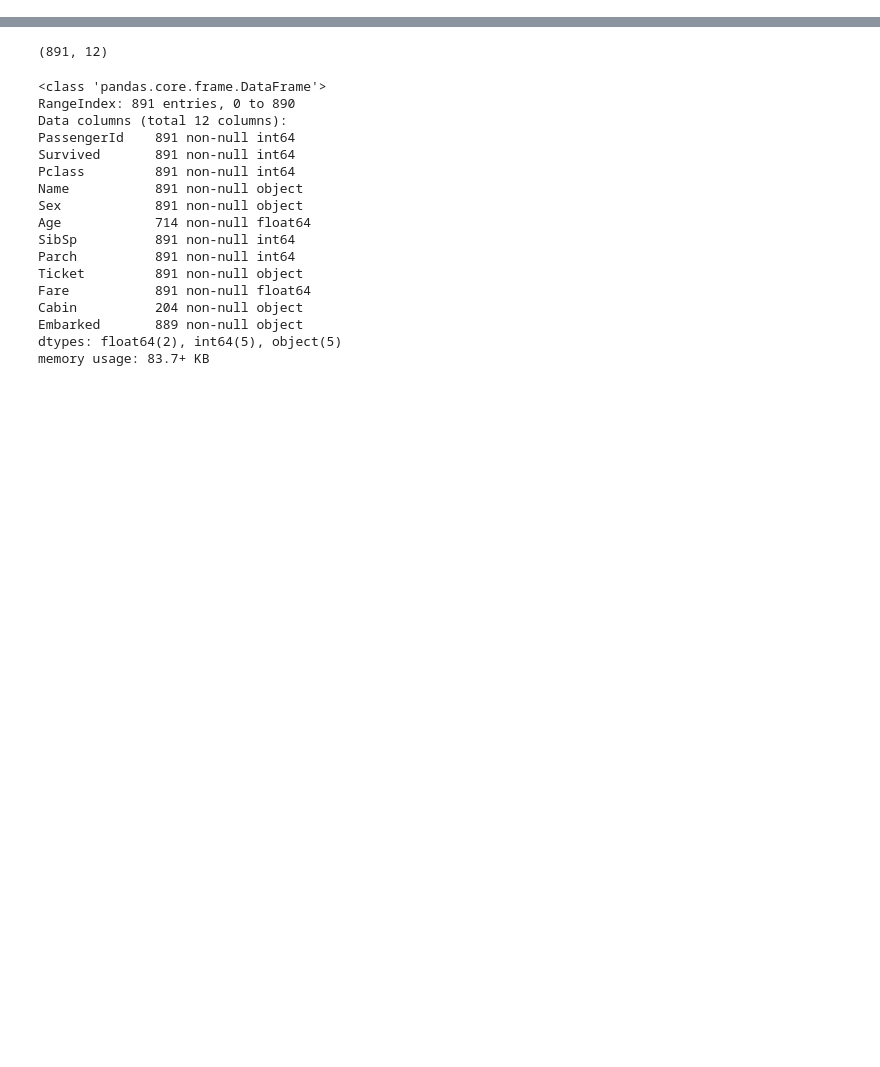
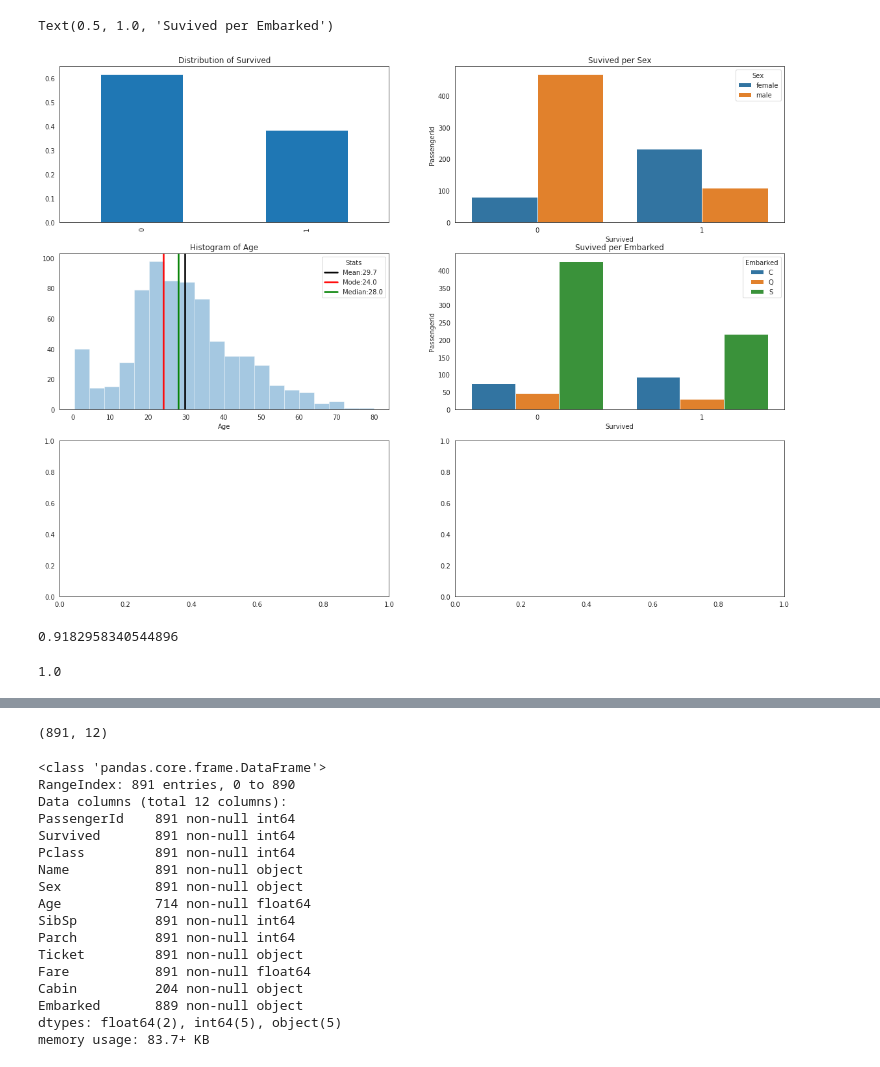
Before and after one commit to nasserboan/titanic, a Jupyter notebook: notebooks/titanic.ipynb, the cells around one changed output, grey strips where cells are left out. Saved outputs shown, nothing was run; the diff lists cells and outputs as text; code cells hidden in the pictures; blank space fills up the shorter version.

```diff
--- a/notebooks/titanic.ipynb
+++ b/notebooks/titanic.ipynb
@@ -2,14 +2,19 @@
 ## utils
 import pandas as pd
 import numpy as np
+import re
 import seaborn as sns
 import matplotlib.pyplot as plt
+import statistics
+import math
+
+sns.set_style('white')
 
 ## impute
 from sklearn.impute import SimpleImputer
 
 ## one-hot encoding and scaler
-from sklearn.preprocessing import OneHotEncoder, MinMaxScaler
+from sklearn.preprocessing import OneHotEncoder, MinMaxScaler, StandardScaler
 
 ## column transformer
 from sklearn.compose import make_column_transformer
@@ -36,0 +58,5 @@ df.head()
+# %%
+## reading the train and test data
+
+train = pd.read_csv('../data/train.csv')
+test = pd.read_csv('../data/test.csv')
@@ -36,0 +90,53 @@ df.head()
+# %%
+f, ax = plt.subplots(3,2,figsize=(20,15))
+
+# distribution of survived
+ax0 = train.Survived.value_counts(normalize=True).plot(kind='bar',ax=ax[0,0])
+ax0.set_title('Distribution of Survived')
+
+# dist survived per sex
+data_sex = train[['PassengerId','Sex','Survived']].groupby(['Sex','Survived'],as_index=False).count()
+ax1 = sns.barplot(x='Survived',y='PassengerId',hue='Sex',data=data_sex,ax=ax[0,1])
+ax1.set_title('Suvived per Sex')
+ax1.
+
+# histogram of ages
+data_age = train[train['Age'].notna()].Age
+data_age_mean = data_age.mean()
+data_age_mode = statistics.mode(data_age)
+data_age_median = data_age.median()
+
+ax2 = sns.distplot(data_age,ax=ax[1,0],kde=False)
+
+## title
+ax2.set_title('Histogram of Age')
+
+## mean
+ax2.axvline(data_age_mean,ls='-',lw=2.5,c='black')
+
+## mode
+ax2.axvline(data_age_mode,ls='-',lw=2.5,c='red')
+
+## median
+ax2.axvline(data_age_median,ls='-',lw=2.5,c='green')
+
+## legend
+
+ax2.legend((f'Mean:{data_age_mean:.1f}',f'Mode:{data_age_mode:.1f}',f'Median:{data_age_median:.1f}'),title='Stats')
+
+# distribution of embarked
+
+data_embarked = train[['PassengerId','Embarked','Survived']].groupby(['Embarked','Survived'],as_index=False).count()
+ax1 = sns.barplot(x='Survived',y='PassengerId',hue='Embarked',data=data_embarked,ax=ax[1,1])
+ax1.set_title('Suvived per Embarked')
+# %% [output]
+Text(0.5, 1.0, 'Suvived per Embarked')
+[figure, added]
+# %%
+((2/6)*math.log(2/6,2) + (4/6)*math.log(4/6,2))*-1
+# %% [output]
+0.9182958340544896
+# %%
+((2/4)*math.log(2/4,2) + (2/4)*math.log(2/4,2))*-1
+# %% [output]
+1.0
```
Also changed, not shown: parts of 20 cells of this notebook.
